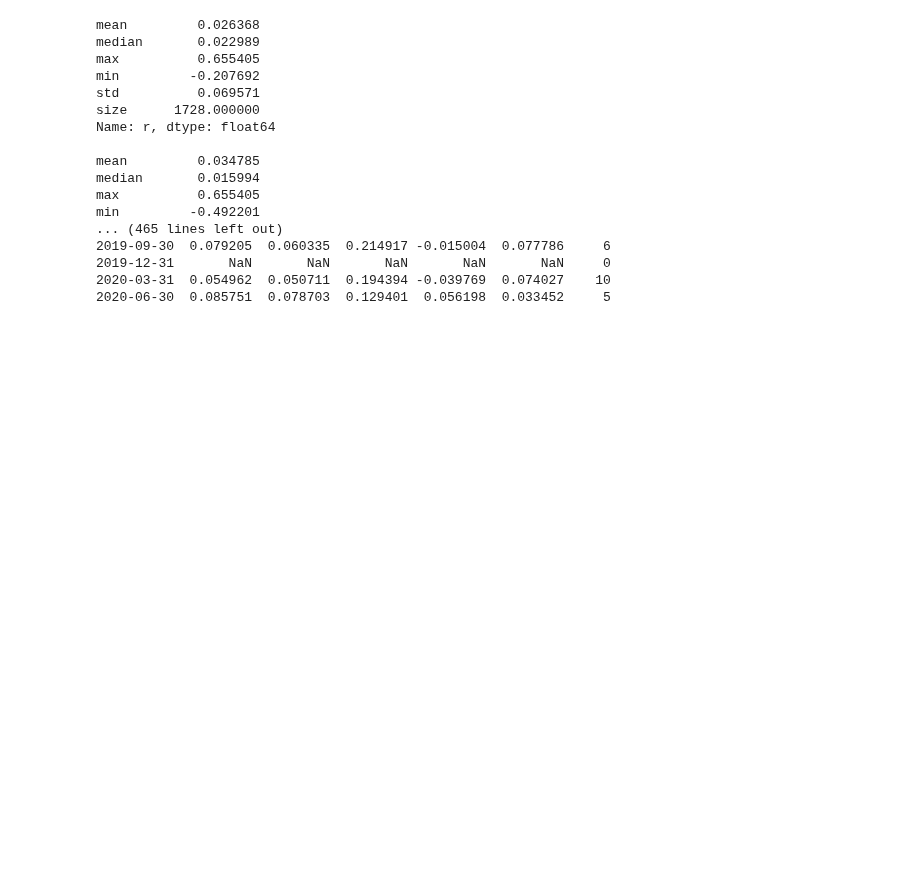
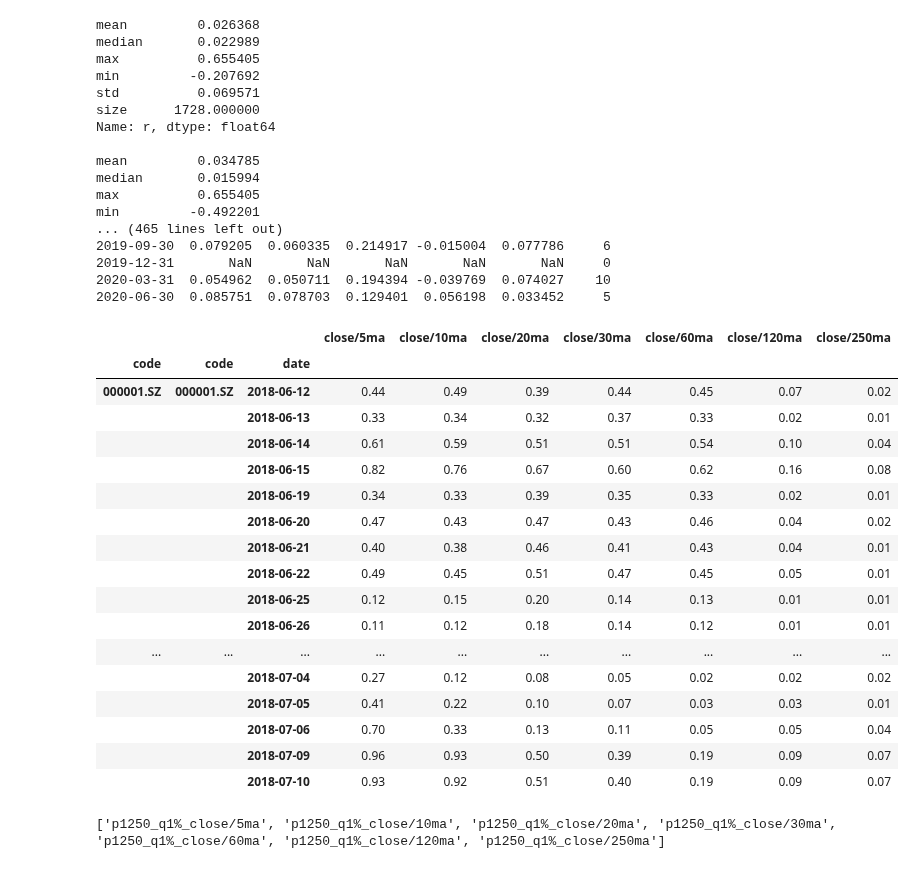
Before and after one commit to Bantorra0/Quant, a Jupyter notebook: long_trend_oversold_analysis.ipynb, the cells around one changed output. Drawn from its saved outputs; the diff is of its cells as text; code cells hidden in the pictures; blank space fills up the shorter version.

```diff
--- a/long_trend_oversold_analysis.ipynb
+++ b/long_trend_oversold_analysis.ipynb
@@ -494,3 +503,40 @@ min         -0.492201
 2019-12-31       NaN       NaN       NaN       NaN       NaN     0
 2020-03-31  0.054962  0.050711  0.194394 -0.039769  0.074027    10
 2020-06-30  0.085751  0.078703  0.129401  0.056198  0.033452     5
+# %%
+k = 5
+ss = df.head(2000)
+# %%
+# ss[features].reset_index('code').groupby('code')[features].rolling(250*k).apply(lambda x:pd.DataFrame(x).rank(pct=True)).tail(10)
+# ss[features].groupby('code').rolling(1000).apply(lambda x:pd.Series(x).shape).tail(10)
+# ss[features].groupby('code').expanding(1000).apply(lambda x:pd.DataFrame(x).rank(pct=True)).tail(10)
+ss[features].groupby('code')[features].rolling(100).apply(lambda x:pd.DataFrame(x).rank(pct=True).loc[len(x)-1,:]).tail(20)
+# %% [output]
+|  |  |  | close/5ma | close/10ma | close/20ma | close/30ma | close/60ma | close/120ma | close/250ma |
+| code | code | date |  |  |  |  |  |  |  |
+| 000001.SZ | 000001.SZ | 2018-06-12 | 0.44 | 0.49 | 0.39 | 0.44 | 0.45 | 0.07 | 0.02 |
+|  |  | 2018-06-13 | 0.33 | 0.34 | 0.32 | 0.37 | 0.33 | 0.02 | 0.01 |
+|  |  | 2018-06-14 | 0.61 | 0.59 | 0.51 | 0.51 | 0.54 | 0.10 | 0.04 |
+|  |  | 2018-06-15 | 0.82 | 0.76 | 0.67 | 0.60 | 0.62 | 0.16 | 0.08 |
+|  |  | 2018-06-19 | 0.34 | 0.33 | 0.39 | 0.35 | 0.33 | 0.02 | 0.01 |
+|  |  | 2018-06-20 | 0.47 | 0.43 | 0.47 | 0.43 | 0.46 | 0.04 | 0.02 |
+|  |  | 2018-06-21 | 0.40 | 0.38 | 0.46 | 0.41 | 0.43 | 0.04 | 0.01 |
+|  |  | 2018-06-22 | 0.49 | 0.45 | 0.51 | 0.47 | 0.45 | 0.05 | 0.01 |
+|  |  | 2018-06-25 | 0.12 | 0.15 | 0.20 | 0.14 | 0.13 | 0.01 | 0.01 |
+|  |  | 2018-06-26 | 0.11 | 0.12 | 0.18 | 0.14 | 0.12 | 0.01 | 0.01 |
+| ... | ... | ... | ... | ... | ... | ... | ... | ... | ... |
+|  |  | 2018-07-04 | 0.27 | 0.12 | 0.08 | 0.05 | 0.02 | 0.02 | 0.02 |
+|  |  | 2018-07-05 | 0.41 | 0.22 | 0.10 | 0.07 | 0.03 | 0.03 | 0.01 |
+|  |  | 2018-07-06 | 0.70 | 0.33 | 0.13 | 0.11 | 0.05 | 0.05 | 0.04 |
+|  |  | 2018-07-09 | 0.96 | 0.93 | 0.50 | 0.39 | 0.19 | 0.09 | 0.07 |
+|  |  | 2018-07-10 | 0.93 | 0.92 | 0.51 | 0.40 | 0.19 | 0.09 | 0.07 |
+# %%
+for i in range(5,6):
+    w = i*250
+    cols = ['p{}_q1%_{}'.format(w,f) for f in features]
+    print(cols)
+#     print(len(cols))
+#     print(len(features))
+    df[cols] = df.reset_index('code').groupby('code')[features].rolling(w,min_periods=int(w*0.9)).quantile(0.01)
+# %% [output]
+['p1250_q1%_close/5ma', 'p1250_q1%_close/10ma', 'p1250_q1%_close/20ma', 'p1250_q1%_close/30ma', 'p1250_q1%_close/60ma', 'p1250_q1%_close/120ma', 'p1250_q1%_close/250ma']
```
Also changed, not shown: parts of 13 cells of this notebook, 1 other file.
